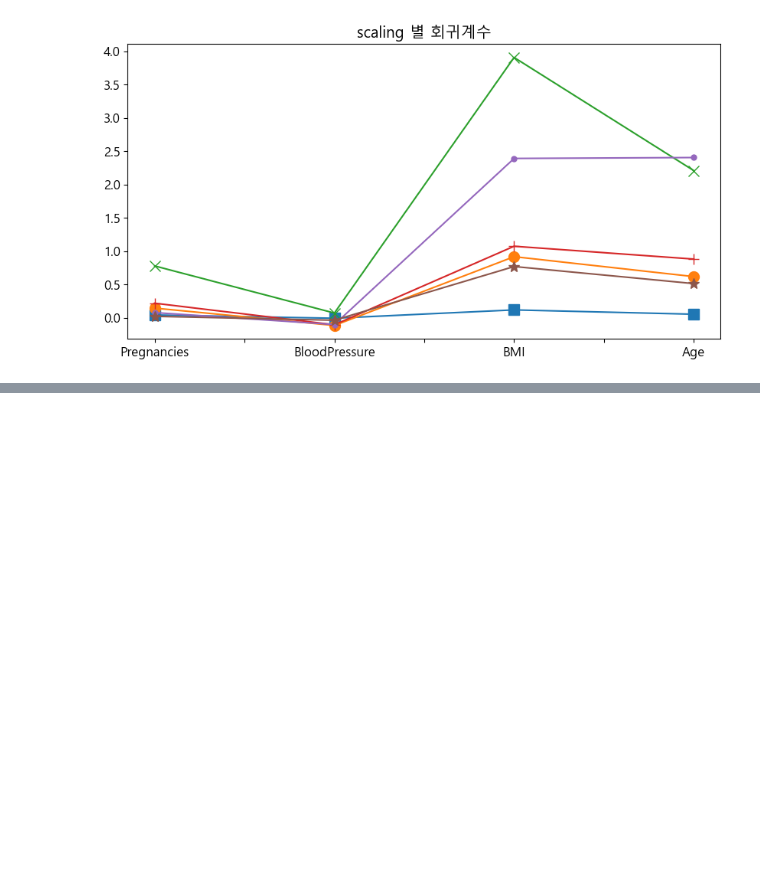
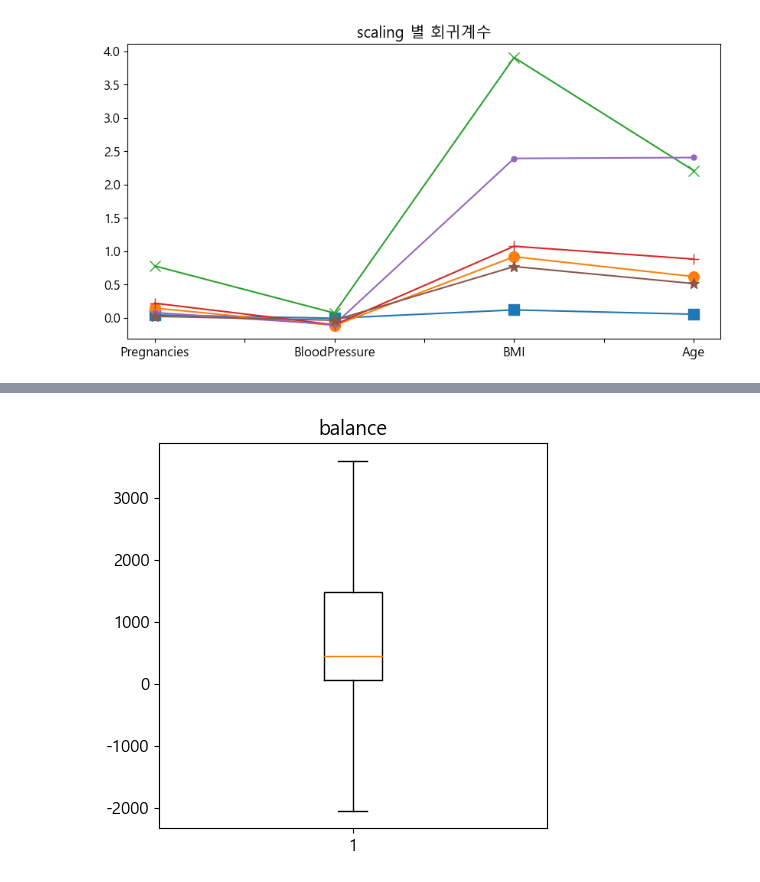
Before and after one commit to Junoflows/ADP, a Jupyter notebook: 교재 정리/2. 전처리.ipynb, the cells around one changed output, grey strips where cells are left out. Saved outputs shown, nothing was run; the diff lists cells and outputs as text; code cells hidden in the pictures; blank space fills up the shorter version.

```diff
--- a/교재 정리/2. 전처리.ipynb
+++ b/교재 정리/2. 전처리.ipynb
@@ -771,0 +1224,15 @@ for i, marker in enumerate(['s', 'o', 'x', '+' ,'.', '*']):
+# %%
+# 이상치 조정 후 시각화
+IQR = df['balance'].quantile(0.75) - df['balance'].quantile(0.25)
+top = df['balance'].quantile(0.75) + IQR*1.5
+bottom = df['balance'].quantile(0.25) - IQR*1.5
+
+df2 = df.copy()
+df2['balance'] = df2['balance'].clip(bottom, top)
+
+# fig, ax = plt.subplot()
+plt.boxplot(df2['balance'])
+plt.title('balance')
+plt.show()
+# %% [output]
+[figure, added]
```
Also changed, not shown: parts of 46 cells of this notebook.
